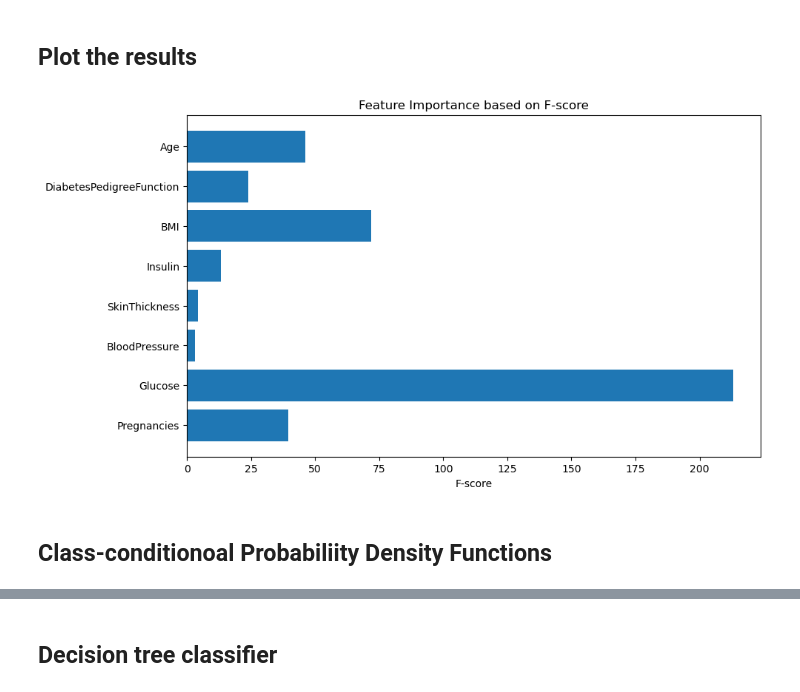
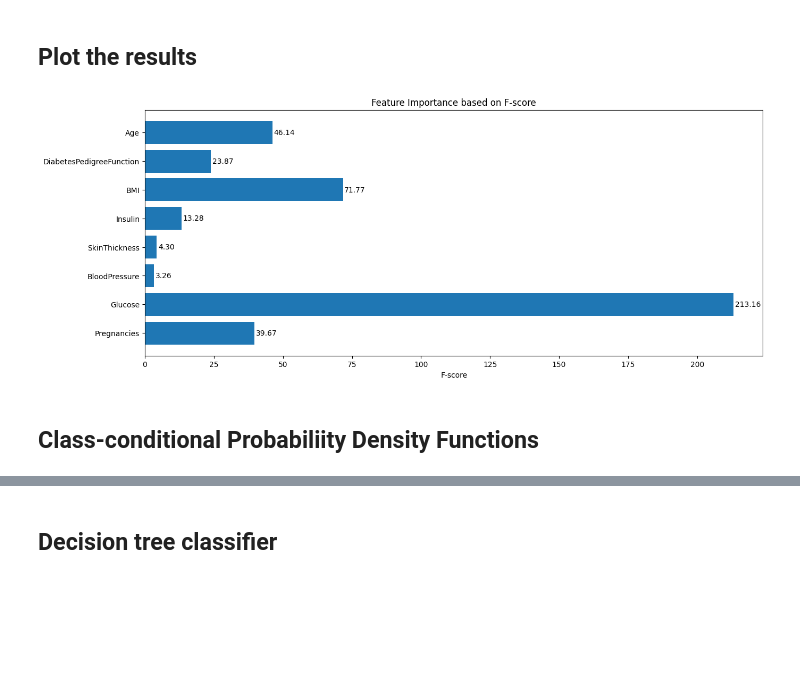
Before and after one commit to guiijose/Machine-Learning, a Jupyter notebook: homeworks/hw1.ipynb, the cells around one changed output, grey strips where cells are left out. Cells and saved outputs as stored; diff of their text form; code cells hidden in the pictures; blank space fills up the shorter version.

```diff
--- a/homeworks/hw1.ipynb
+++ b/homeworks/hw1.ipynb
@@ -58,15 +60,22 @@ worst_feature = feature_scores.iloc[-1]['Feature']
 ## Plot the results
 # %%
 features = X.columns
-plt.figure(figsize=(10, 6))
-plt.barh(features, f_scores, align='center')
+plt.figure(figsize=(15, 6))
+bars = plt.barh(features, f_scores, align='center')
+
+#Adicionar o valor do F-score ao lado de cada barra
+for bar, f_score in zip(bars, f_scores):
+    plt.text(bar.get_width() + 0.5, bar.get_y() + bar.get_height()/2, f'{f_score:.2f}',
+             va='center', ha='left', fontsize=10)
+
+
 plt.xlabel('F-score')
 plt.title('Feature Importance based on F-score')
 plt.show()
 # %% [output]
-[figure, old version]
+[figure, new version]
 # %% [markdown]
-## Class-conditionoal Probabiliity Density Functions ##
+## Class-conditional Probabiliity Density Functions ##
 # %%
 # Plotar a densidade para a melhor variável discriminativa
 plt.figure(figsize=(14, 6))
```
Also changed, not shown: parts of 6 cells of this notebook.
